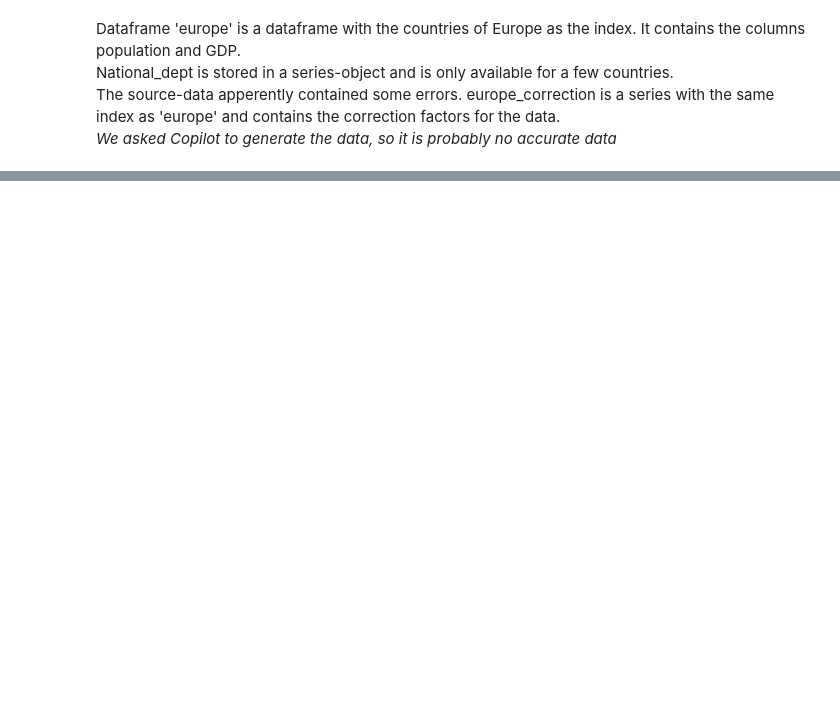
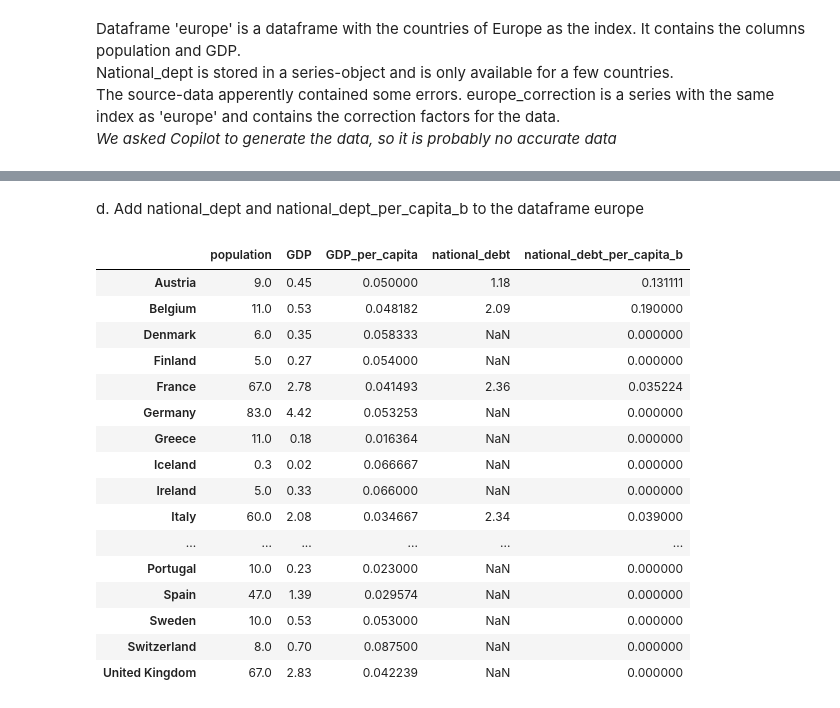
Before and after one commit to jeroenpelgrims/kdg-2425, a Jupyter notebook: data-science-2/pandas/03.03_EX.ipynb, the cells around one changed output, grey strips where cells are left out. Saved outputs shown, nothing was run; the diff lists cells and outputs as text; code cells hidden in the pictures; blank space fills up the shorter version.

Commit message:
Add missing values part

```diff
--- a/data-science-2/pandas/03.03_EX.ipynb
+++ b/data-science-2/pandas/03.03_EX.ipynb
@@ -36,0 +27,3 @@ f. population, GDP and national_dept are in billions.Create a new dataframe euro
+# %%
+europe['GDP_per_capita'] = europe['GDP'] / europe['population']
+europe
@@ -36,0 +76,3 @@ f. population, GDP and national_dept are in billions.Create a new dataframe euro
+# %%
+national_debt_per_capita_b = national_dept.divide(europe['population'], fill_value=0)
+national_debt_per_capita_b
@@ -36,0 +100,24 @@ f. population, GDP and national_dept are in billions.Create a new dataframe euro
+# %% [markdown]
+d. Add national_dept and national_dept_per_capita_b to the dataframe europe
+# %%
+europe['national_debt'] = national_dept
+europe['national_debt_per_capita_b'] = national_debt_per_capita_b
+europe
+# %% [output]
+|  | population | GDP | GDP_per_capita | national_debt | national_debt_per_capita_b |
+| Austria | 9.0 | 0.45 | 0.050000 | 1.18 | 0.131111 |
+| Belgium | 11.0 | 0.53 | 0.048182 | 2.09 | 0.190000 |
+| Denmark | 6.0 | 0.35 | 0.058333 | NaN | 0.000000 |
+| Finland | 5.0 | 0.27 | 0.054000 | NaN | 0.000000 |
+| France | 67.0 | 2.78 | 0.041493 | 2.36 | 0.035224 |
+| Germany | 83.0 | 4.42 | 0.053253 | NaN | 0.000000 |
+| Greece | 11.0 | 0.18 | 0.016364 | NaN | 0.000000 |
+| Iceland | 0.3 | 0.02 | 0.066667 | NaN | 0.000000 |
+| Ireland | 5.0 | 0.33 | 0.066000 | NaN | 0.000000 |
+| Italy | 60.0 | 2.08 | 0.034667 | 2.34 | 0.039000 |
+| ... | ... | ... | ... | ... | ... |
+| Portugal | 10.0 | 0.23 | 0.023000 | NaN | 0.000000 |
+| Spain | 47.0 | 1.39 | 0.029574 | NaN | 0.000000 |
+| Sweden | 10.0 | 0.53 | 0.053000 | NaN | 0.000000 |
+| Switzerland | 8.0 | 0.70 | 0.087500 | NaN | 0.000000 |
+| United Kingdom | 67.0 | 2.83 | 0.042239 | NaN | 0.000000 |
```
Also changed, not shown: parts of 10 cells of this notebook, 3 other files.
